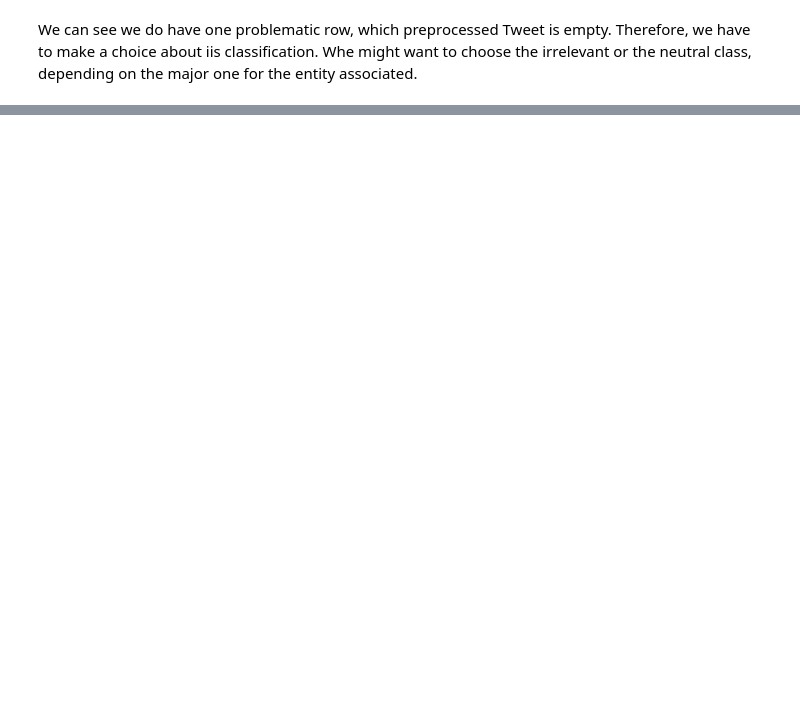
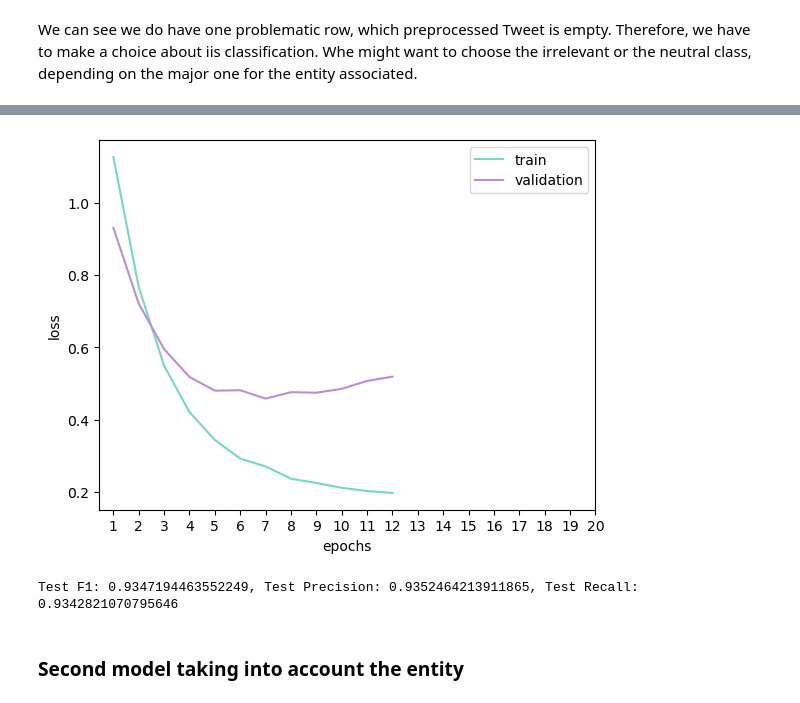
Before and after one commit to marine-jovene/Sentiment-Analysis, a Jupyter notebook: Twitter_Sentiment_Analysis_notebook.ipynb, the cells around one changed output, grey strips where cells are left out. Drawn from its saved outputs; the diff is of its cells as text; code cells hidden in the pictures; blank space fills up the shorter version.

```diff
--- a/Twitter_Sentiment_Analysis_notebook.ipynb
+++ b/Twitter_Sentiment_Analysis_notebook.ipynb
@@ -561,18 +551,36 @@ class EmbNN(nn.Module):
 
 
 class EarlyStopping:
-    def __init__(self, tolerance=5, min_delta=10):
-
+    def __init__(self, tolerance=5, min_delta=0.05):
         self.tolerance = tolerance
         self.min_delta = min_delta
         self.counter = 0
+        self.best_loss = None
+        self.best_model_state = None
         self.early_stop = False
 
-    def __call__(self, train_loss, validation_loss):
-        if (validation_loss - train_loss) > self.min_delta:
-            self.counter +=1
+    def __call__(self, val_loss, model):
+        # If the model is wrapped in DataParallel, access the underlying model using model.module (otherwise cannot access to the training loss)
+        if isinstance(model, nn.DataParallel):
+            model = model.module
+
+        if self.best_loss is None:
+            self.best_loss = val_loss
+            self.best_model_state = model.state_dict()
+        elif val_loss > self.best_loss - self.min_delta:
+            self.counter += 1
             if self.counter >= self.tolerance:
                 self.early_stop = True
+        else:
+            self.best_loss = val_loss
+            self.best_model_state = model.state_dict()
+            self.counter = 0
+
+    def load_best_model(self, model):
+        # Similarly, if the model is wrapped in DataParallel, access the underlying model
+        if isinstance(model, nn.DataParallel):
+            model = model.module
+        model.load_state_dict(self.best_model_state)
 # %%
 model = EmbNN()
 model = nn.DataParallel(model) # Wrap the model with DataParallel
@@ -609,0 +673,34 @@ Epoch [2/2], Loss: 2.3723
+# %%
+# We can visualise the evolution of the train and validation losses
+plt.plot(train_loss_values.keys(), train_loss_values.values(), color='#76d7c4')
+plt.plot(valid_loss_values.keys(), valid_loss_values.values(), color='#bb8fce')
+plt.legend(['train','validation'])
+plt.xticks(range(1,epochs+1))
+plt.xlabel('epochs')
+plt.ylabel('loss')
+plt.show()
+# %% [output]
+[figure, added]
+# %%
+# Applying the model to the test set
+model.eval()
+
+all_preds_test = []
+all_labels_test= []
+with torch.no_grad():  # Disable gradient computation as the model is already trained
+    for inputs, labels in test_loader:
+        outputs = model(inputs)
+        outputs = torch.mean(outputs, dim=1)
+        _, predicted = torch.max(outputs.data, 1)
+        all_preds_test.extend(predicted.cpu().numpy())
+        all_labels_test.extend(labels.cpu().numpy())
+
+
+f1 = f1_score(all_labels_test, all_preds_test, average='macro')
+precision = precision_score(all_labels_test, all_preds_test, average='macro')
+recall = recall_score(all_labels_test, all_preds_test, average='macro')
+print(f'Test F1: {f1}, Test Precision: {precision}, Test Recall: {recall}')
+# %% [output]
+Test F1: 0.9347194463552249, Test Precision: 0.9352464213911865, Test Recall: 0.9342821070795646
+# %% [markdown]
+### Second model taking into account the entity
```
Also changed, not shown: parts of 23 cells of this notebook.
